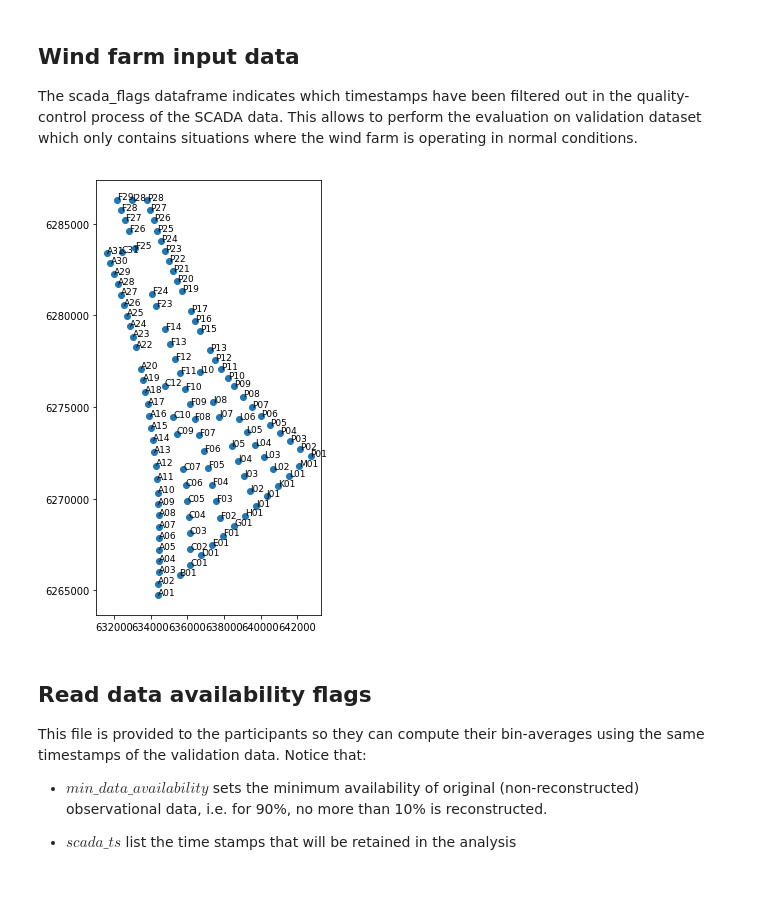
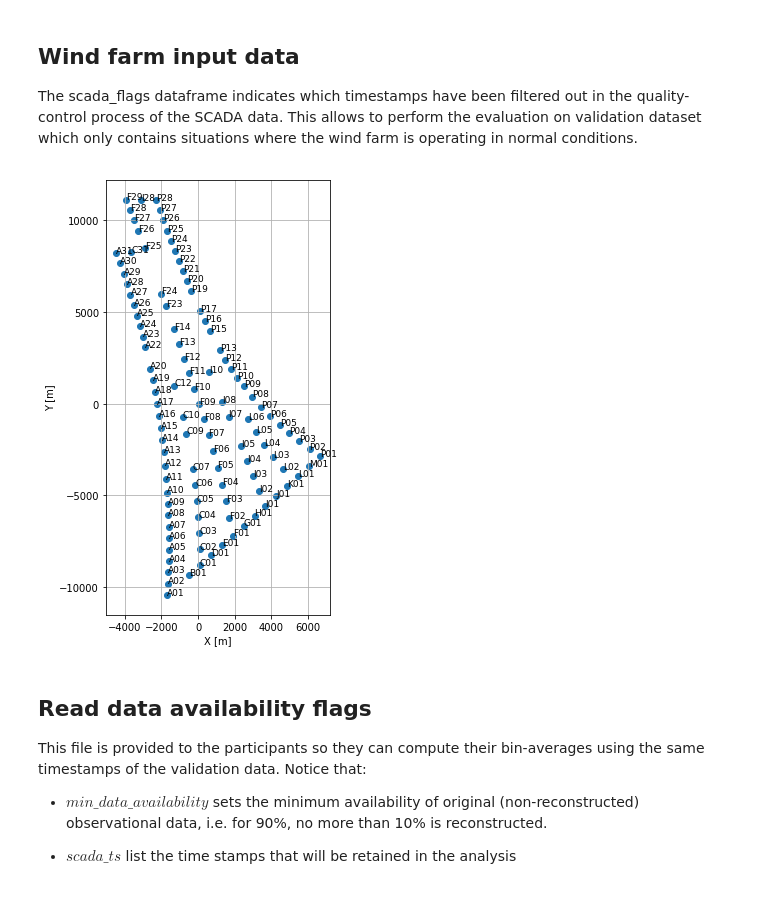
Before and after one commit to CENER-EPR/OWAbench, a Jupyter notebook: Anholt/Anholt_ArrayEfficiency.ipynb, the cells around one changed output. Cells and saved outputs as stored; diff of their text form; code cells hidden in the pictures.

Commit message:
Added centroid function to plot layout in ref coordinates

```diff
--- a/Anholt/Anholt_ArrayEfficiency.ipynb
+++ b/Anholt/Anholt_ArrayEfficiency.ipynb
@@ -46,27 +53,27 @@ The scada_flags dataframe indicates which timestamps have been filtered out in t
 # %%
 # setup
 datefrom = time_stamp(2013,1,1,0,0,0)    # evaluation period
 dateto = time_stamp(2015,6,30,23,0,0)
 
 siteID = 'Anholt'
 Hhub = 81.6         # hub-height
 Drot = 120          # rotor diameter
-lat_ref = 56.6      # degrees N
-lon_ref = 11.2      # degrees E
 
 # Load manufacturer's power curve
 pwr_curve_file = pd.read_csv('./inputs/Anholt_pwc.csv', sep = ';')
 pwr_curve_file['power'] = pwr_curve_file['power']/1000 # scale to MW
 pwr_curve = interpolate.interp1d(pwr_curve_file['U'].values.flatten(),pwr_curve_file['power'].values.flatten(),
                                 bounds_error = False, fill_value = 0)
 # when converting power to speed use the rev_pwr_curve
 ###rev_pwr_curve = interpolate.interp1d(pwr_curve_file['power'].values.flatten(),pwr_curve_file['U'].values.flatten())
 
 # Load wind farm layout data
 turbines = pd.read_csv("inputs/Anholt_layout.csv")
-plot_wf_layout(turbines['X coordinate'], turbines['Y coordinate'],labels = turbines['VDC ID'], figsize=(12,8))
+x_ref, y_ref = centroid(turbines[['X coordinate','Y coordinate']].values) # coordinates of wind farm centroid
+
+plot_wf_layout(turbines['X coordinate']-x_ref, turbines['Y coordinate']-y_ref,labels = turbines['VDC ID'], figsize=(12,8))
 # %% [output]
-[figure, old version]
+[figure, new version]
 # %% [markdown]
 ## Read data availability flags
 This file is provided to the participants so they can compute their bin-averages using the same timestamps of the validation data. Notice that:
```
Also changed, not shown: parts of 6 cells of this notebook, 3 other files.
